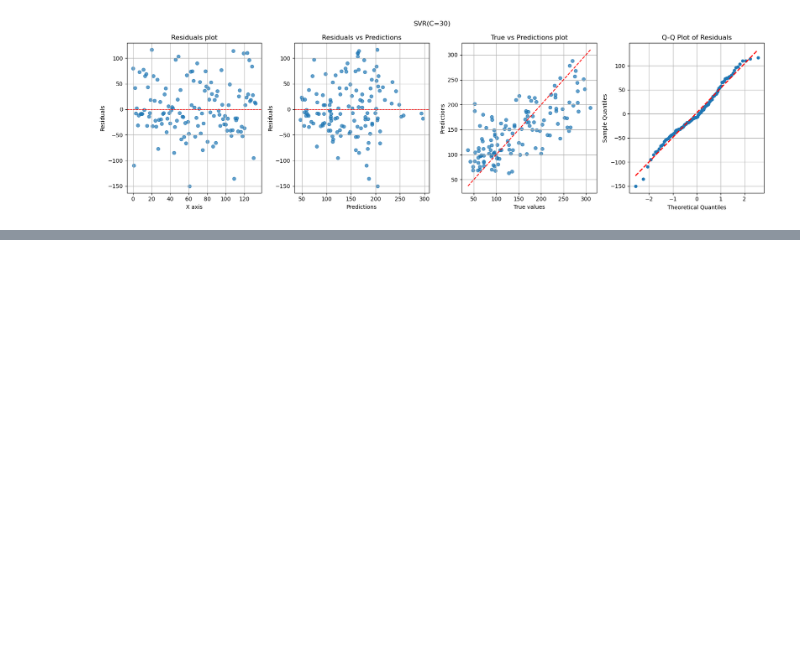
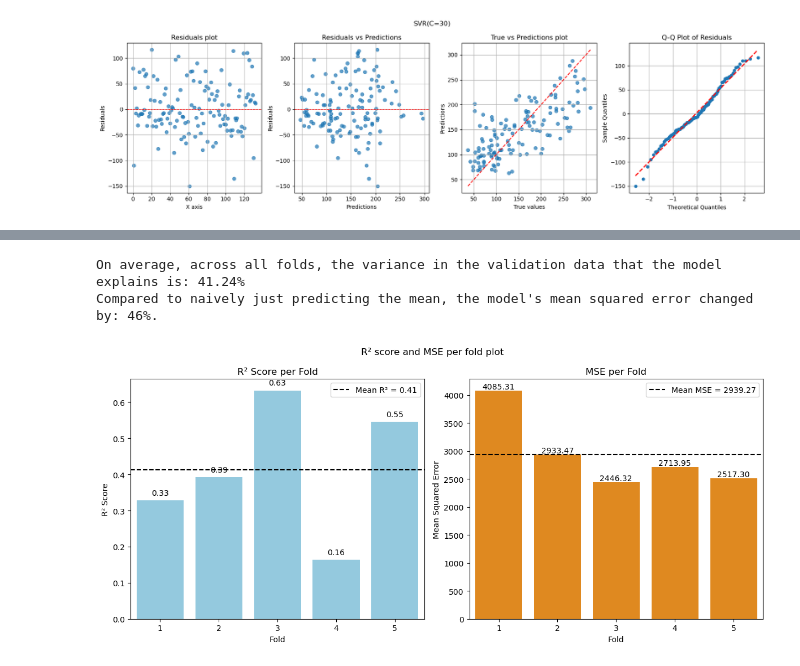
Before and after one commit to MustafaAdam/ml, a Jupyter notebook: linear_regression/custom_linear_regression.ipynb, the cells around one changed output, grey strips where cells are left out. Saved outputs shown, nothing was run; the diff lists cells and outputs as text; code cells hidden in the pictures; blank space fills up the shorter version.

```diff
--- a/linear_regression/custom_linear_regression.ipynb
+++ b/linear_regression/custom_linear_regression.ipynb
@@ -519,0 +489,73 @@ figure.tight_layout()
+# %%
+from sklearn.model_selection import KFold
+from sklearn.metrics import mean_squared_error
+
+
+def kfold( X, y, model_class, n_splits=5, **model_kwargs):
+    kf = KFold(n_splits=n_splits, shuffle=True, random_state=42)
+    mse_scores = []
+    r2_scores = []
+
+    for train_index, val_index in kf.split(X):
+        X_train, X_val = X.iloc[train_index], X.iloc[val_index]
+        y_train, y_val = y.iloc[train_index], y.iloc[val_index]
+
+        model = model_class(**model_kwargs).fit(X_train, y_train)
+        y_pred = model.predict(X_val)
+
+        mse = mean_squared_error(y_val, y_pred)
+        mse_scores.append(mse)
+
+        r2 = r2_score(y_val, y_pred)
+        r2_scores.append(r2)
+
+    mean_mse_score = np.mean(mse_scores)
+    baseline_mse = np.mean((y - y.mean())**2)  # or just variance of y
+    mse_change_percent  = np.round( (baseline_mse - mean_mse_score) / baseline_mse * 100,  0)
+
+    mean_r2_score = np.mean(r2_scores)
+
+    print(f"On average, across all folds, the variance in the validation data that the model explains is: {mean_r2_score * 100:.2f}%")
+    print(f"Compared to naively just predicting the mean, the model's mean squared error changed by: {mse_change_percent:.0f}%.")
+
+    return mean_mse_score, mean_r2_score, mse_change_percent, r2_scores, mse_scores
+
+
+n_splits = 5
+mean_mse_score, mean_r2_score, mse_change_percent, r2_scores, mse_scores = kfold(X_test, y_test, n_splits=n_splits,
+                                                                             model_class=CustomLinearRegression, learning_rate=1,
+                                                                             regularize=True, regularization_strength=0.001)
+# %% [output]
+On average, across all folds, the variance in the validation data that the model explains is: 41.24%
+Compared to naively just predicting the mean, the model's mean squared error changed by: 46%.
+# %%
+    # --- Plotting ---
+figure, axes = plt.subplots(1, 2, figsize=(12, 5.5))
+
+# R2 plot
+bar_r2 = sns.barplot(y=r2_scores, x=list(range(1, n_splits + 1)), ax=axes[0], color="skyblue")
+axes[0].set_title('R² Score per Fold')
+axes[0].set_ylabel('R² Score')
+axes[0].set_xlabel('Fold')
+axes[0].axhline(mean_r2_score, linestyle='--', color='black', label=f'Mean R² = {mean_r2_score:.2f}')
+axes[0].legend()
+for i, score in enumerate(r2_scores):
+    axes[0].text(i, score + 0.01, f"{score:.2f}", ha='center', va='bottom', fontsize=10)
+
+
+# MSE plot
+sns.barplot(y=mse_scores, x=list(range(1, n_splits + 1)), ax=axes[1], color="darkorange")
+axes[1].set_title('MSE per Fold')
+axes[1].set_ylabel('Mean Squared Error')
+axes[1].set_xlabel('Fold')
+axes[1].axhline(y=mean_mse_score, linestyle='--', color='black', label=f'Mean MSE = {mean_mse_score:.2f}')
+axes[1].legend()
+for i, score in enumerate(mse_scores):
+    axes[1].text(i, score + 0.01, f"{score:.2f}", ha='center', va='bottom', fontsize=10)
+
+
+figure.suptitle('R² score and MSE per fold plot')
+figure.tight_layout()
+plt.show()
+# %% [output]
+[figure, added]
```
Also changed, not shown: parts of 3 cells of this notebook.
